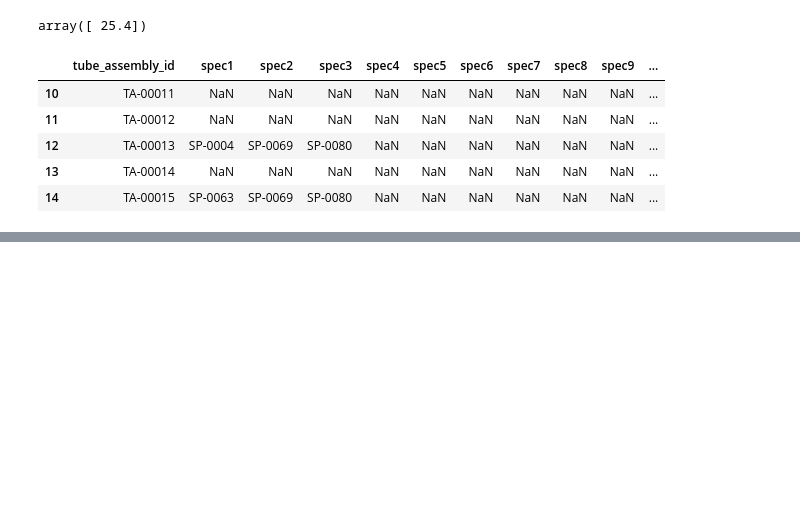
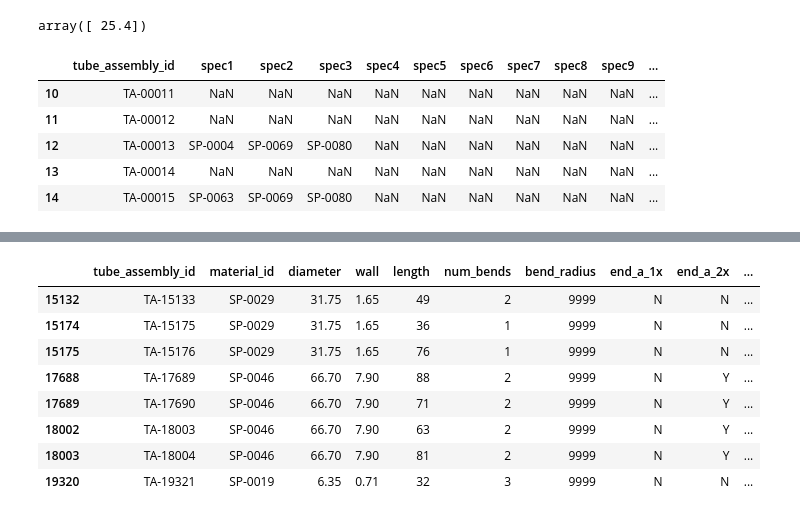
Before and after one commit to cberzan/kaggle-caterpillar, a Jupyter notebook: caterpillar-tube-pricing/explore_data.ipynb, the cells around one changed output, grey strips where cells are left out. Drawn from its saved outputs; the diff is of its cells as text; code cells hidden in the pictures; blank space fills up the shorter version.

```diff
--- a/caterpillar-tube-pricing/explore_data.ipynb
+++ b/caterpillar-tube-pricing/explore_data.ipynb
@@ -217,0 +171,12 @@ rows[1:15]
+# %%
+tube_df[tube_df.bend_radius == 9999]
+# %% [output]
+|  | tube_assembly_id | material_id | diameter | wall | length | num_bends | bend_radius | end_a_1x | end_a_2x | ... |
+| 15132 | TA-15133 | SP-0029 | 31.75 | 1.65 | 49 | 2 | 9999 | N | N | ... |
+| 15174 | TA-15175 | SP-0029 | 31.75 | 1.65 | 36 | 1 | 9999 | N | N | ... |
+| 15175 | TA-15176 | SP-0029 | 31.75 | 1.65 | 76 | 1 | 9999 | N | N | ... |
+| 17688 | TA-17689 | SP-0046 | 66.70 | 7.90 | 88 | 2 | 9999 | N | Y | ... |
+| 17689 | TA-17690 | SP-0046 | 66.70 | 7.90 | 71 | 2 | 9999 | N | Y | ... |
+| 18002 | TA-18003 | SP-0046 | 66.70 | 7.90 | 63 | 2 | 9999 | N | Y | ... |
+| 18003 | TA-18004 | SP-0046 | 66.70 | 7.90 | 81 | 2 | 9999 | N | Y | ... |
+| 19320 | TA-19321 | SP-0019 | 6.35 | 0.71 | 32 | 3 | 9999 | N | N | ... |
```
Also changed, not shown: parts of 9 cells of this notebook, 5 other files.
